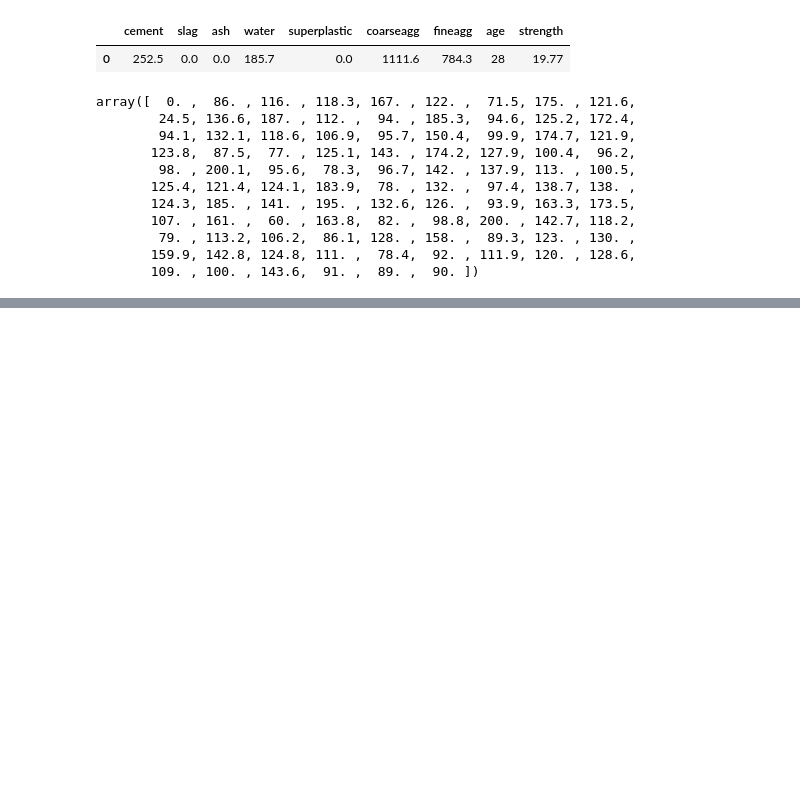
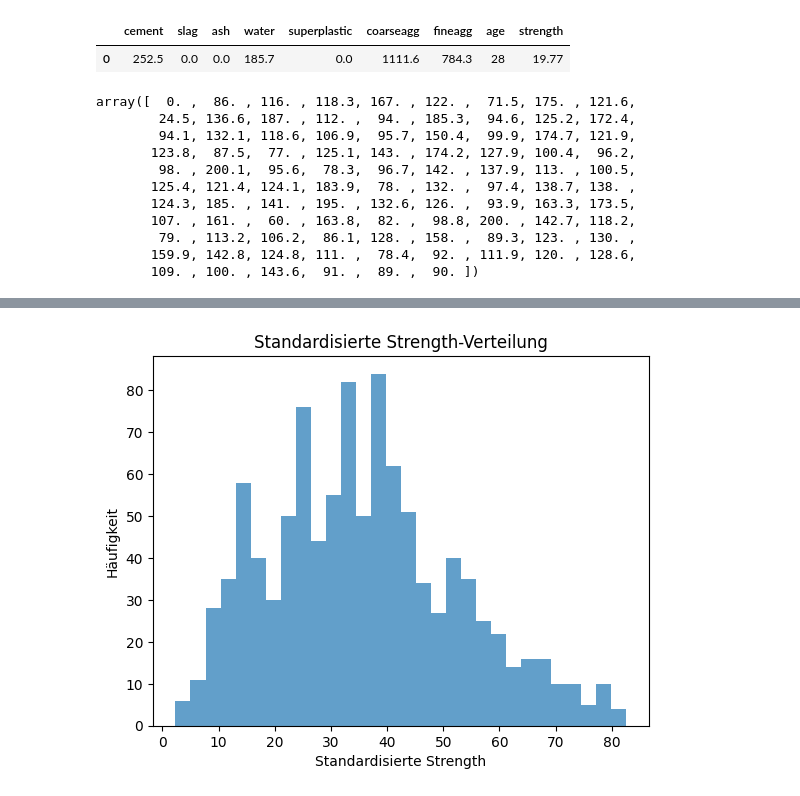
Before and after one commit to MiMaMyrox/ML_Data_Augmentation, a Jupyter notebook: cvae.ipynb, the cells around one changed output, grey strips where cells are left out. Saved outputs shown, nothing was run; the diff lists cells and outputs as text; code cells hidden in the pictures; blank space fills up the shorter version.

```diff
--- a/cvae.ipynb
+++ b/cvae.ipynb
@@ -144,0 +159,11 @@ array([  0. ,  86. , 116. , 118.3, 167. , 122. ,  71.5, 175. , 121.6,
+# %%
+concrete = pd.read_csv('data/concrete.csv')
+strength_whole = concrete['strength']
+# %%
+plt.hist(strength_whole, bins=30, alpha=0.7)
+plt.title('Standardisierte Strength-Verteilung')
+plt.xlabel('Standardisierte Strength')
+plt.ylabel('Häufigkeit')
+plt.show()
+# %% [output]
+[figure, added]
```
Also changed, not shown: parts of 11 cells of this notebook.
